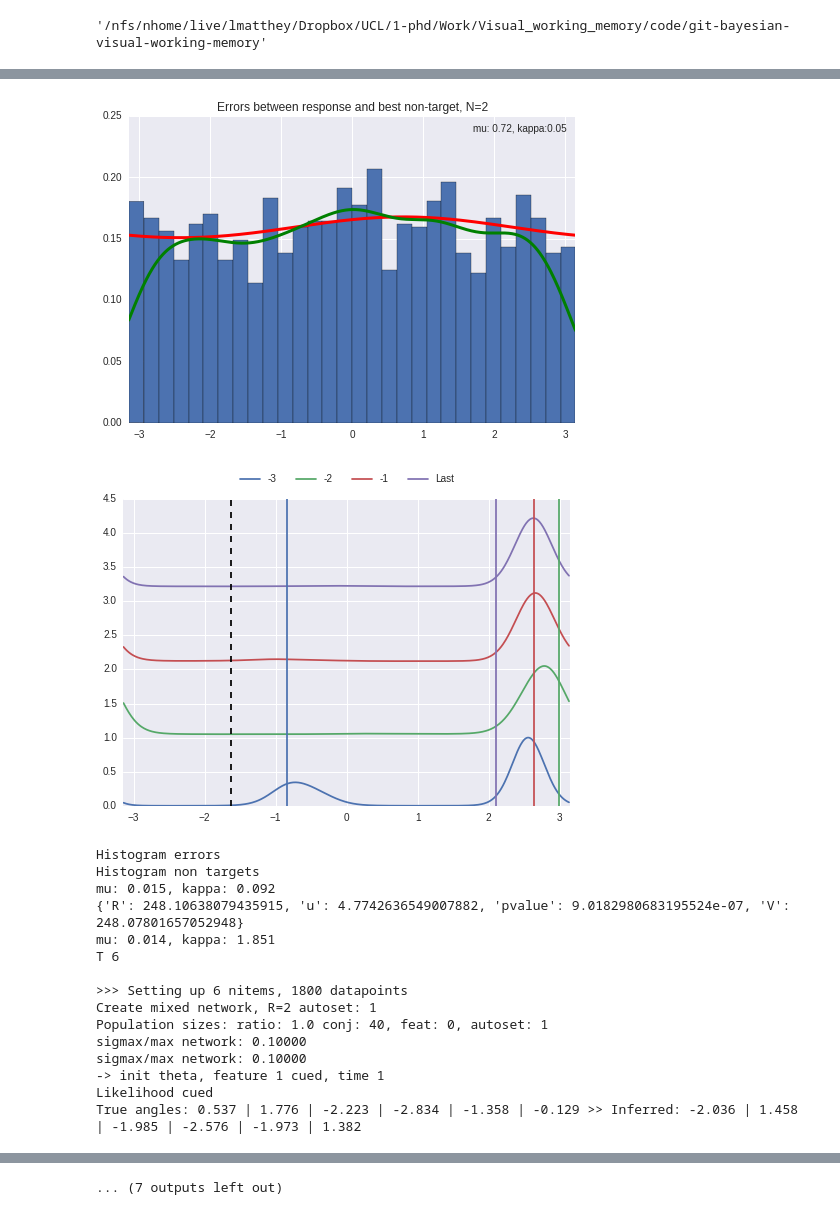
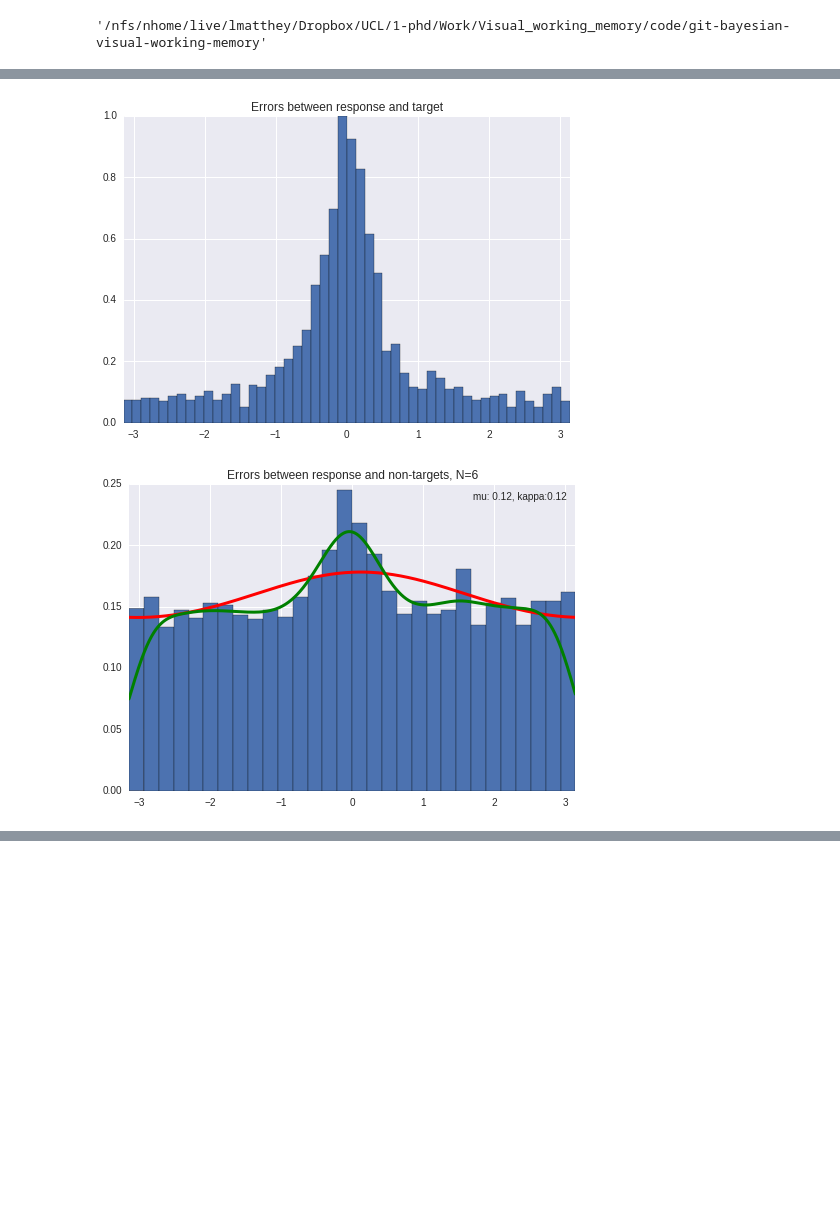
Before and after one commit to Azhag/Bayesian-visual-working-memory, a Jupyter notebook: Experiments/fitexperiment_allt_cmaes_11_2015/notebook_fitexperimentallt_cmaes_prodLL_1st_231215.ipynb, the cells around one changed output, grey strips where cells are left out. Cells and saved outputs as stored; diff of their text form; code cells hidden in the pictures; blank space fills up the shorter version.

```diff
--- a/Experiments/fitexperiment_allt_cmaes_11_2015/notebook_fitexperimentallt_cmaes_prodLL_1st_231215.ipynb
+++ b/Experiments/fitexperiment_allt_cmaes_11_2015/notebook_fitexperimentallt_cmaes_prodLL_1st_231215.ipynb
@@ -299,8 +301,8 @@ for T in [1, 2, 4, 6]:
     print "T %d" % T
     fit_exp.setup_experimental_stimuli_T(T)
 
-    print "Likelihood cued"
-    fit_exp.sampler.plot_likelihood_correctlycuedtimes(n=1, should_exponentiate=True)
+#     print "Likelihood cued"
+#     fit_exp.sampler.plot_likelihood_correctlycuedtimes(n=1, should_exponentiate=True)
 
     print "Histogram errors"
     fit_exp.sampler.plot_histogram_errors(bins=51)
@@ -353,17 +336,2 @@ True angles: -0.845 | 2.985 | 2.633 | 2.103 >> Inferred: 2.551 | 2.777 | 2.652 |
-[figure, old version]
+[figure, new version]
-[figure, old version]
+[figure, new version]
-Histogram errors
-Histogram non targets
-mu: 0.015, kappa: 0.092
-{'R': 248.10638079435915, 'u': 4.7742636549007882, 'pvalue': 9.0182980683195524e-07, 'V': 248.07801657052948}
-mu: 0.014, kappa: 1.851
-T 6
-
->>> Setting up 6 nitems, 1800 datapoints
-Create mixed network, R=2 autoset: 1
-Population sizes: ratio: 1.0 conj: 40, feat: 0, autoset: 1
-sigmax/max network: 0.10000
-sigmax/max network: 0.10000
--> init theta, feature 1 cued, time 1
-Likelihood cued
-True angles: 0.537 | 1.776 | -2.223 | -2.834 | -1.358 | -0.129 >> Inferred: -2.036 | 1.458 | -1.985 | -2.576 | -1.973 | 1.382
@@ -371,4 +338,3 @@ True angles: 0.537 | 1.776 | -2.223 | -2.834 | -1.358 | -0.129 >> Inferred: -2.0
-... (7 outputs left out)
 # %%
 # Force resampling
 for T in [1, 2, 4, 6]:
```
Also changed, not shown: parts of 5 cells of this notebook, 4 other files.
